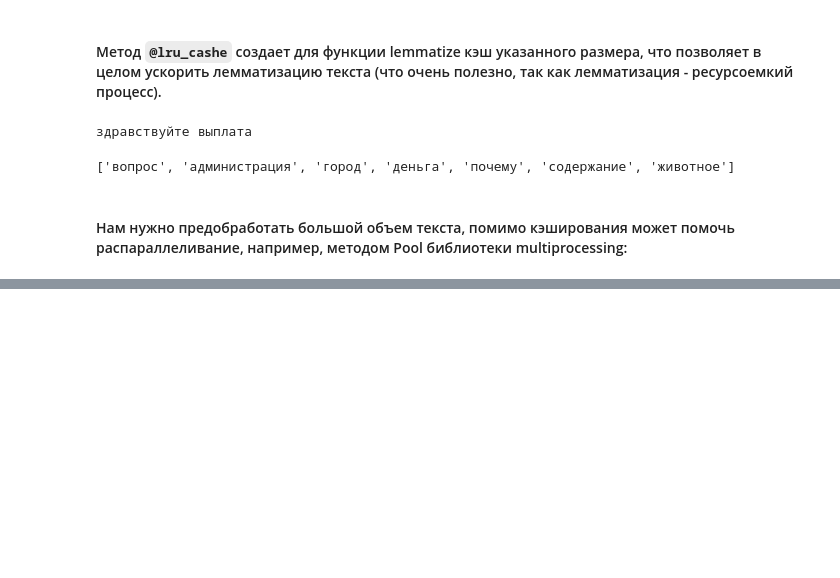
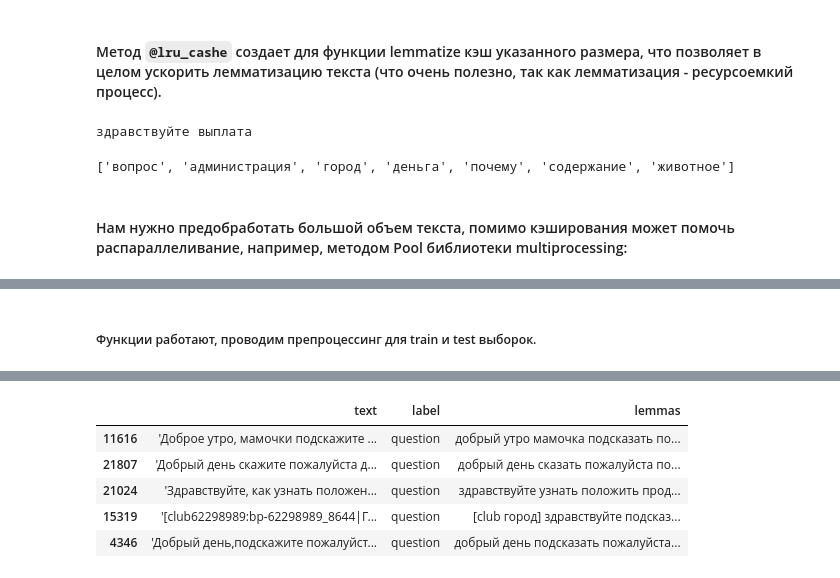
Before and after one commit to ybezginova2016/NLP_GovComplaintQuestionClassification, a Jupyter notebook: main.ipynb, the cells around one changed output, grey strips where cells are left out. Saved outputs shown, nothing was run; the diff lists cells and outputs as text; code cells hidden in the pictures; blank space fills up the shorter version.

```diff
--- a/main.ipynb
+++ b/main.ipynb
@@ -307,0 +563,39 @@ d.sample(5)
+# %%
+# f1
+# Создание регулярного выражения для английского алфавита
+m = MorphAnalyzer()
+# set up regex to extract words from text
+regex = re.compile("[А-Яа-яA-z]+")
+
+# set up stopwords
+mystopwords = stopwords.words('russian')
+
+def words_only(text, regex=regex):
+    try:
+        # Приведение текста к нижнему регистру и поиск всех слов, соответствующих регулярному выражению
+        return regex.findall(text.lower())
+    except:
+        # Если происходит ошибка, возвращаем пустой список
+        return []
+
+# f2
+@lru_cache(maxsize=128)
+def lemmatize_word(token, pymorphy=m):
+    return pymorphy.parse(token)[0].normal_form
+
+
+# f3
+def lemmatize_text(text):
+    return [lemmatize_word(w) for w in text]
+
+# f4
+def remove_stopwords(lemmas, stopwords=mystopwords):
+    return [w for w in lemmas if not w in stopwords and len(w) > 3]
+
+
+# applying all
+def clean_text(text):
+    tokens = words_only(text)
+    lemmas = lemmatize_text(tokens)
+
+    return ' '.join(remove_stopwords(lemmas))
@@ -307,0 +609,9 @@ d.sample(5)
+# %% [markdown]
+##### Функции работают, проводим препроцессинг для train и test выборок.
+# %%
+%%time
+lemmas = list(tqdm(map(clean_text, train['text']), total=len(train)))
+
+train['lemmas'] = lemmas
+train.sample(5)
+# %% [output]
@@ -307,0 +620,6 @@ d.sample(5)
+|  | text | label | lemmas |
+| 11616 | 'Доброе утро, мамочки подскажите ... | question | добрый утро мамочка подсказать по... |
+| 21807 | 'Добрый день скажите пожалуйста д... | question | добрый день сказать пожалуйста по... |
+| 21024 | 'Здравствуйте, как узнать положен... | question | здравствуйте узнать положить прод... |
+| 15319 | '[club62298989:bp-62298989_8644|Г... | question | [club город] здравствуйте подсказ... |
+| 4346 | 'Добрый день,подскажите пожалуйст... | question | добрый день подсказать пожалуйста... |
```
Also changed, not shown: parts of 60 cells of this notebook.
